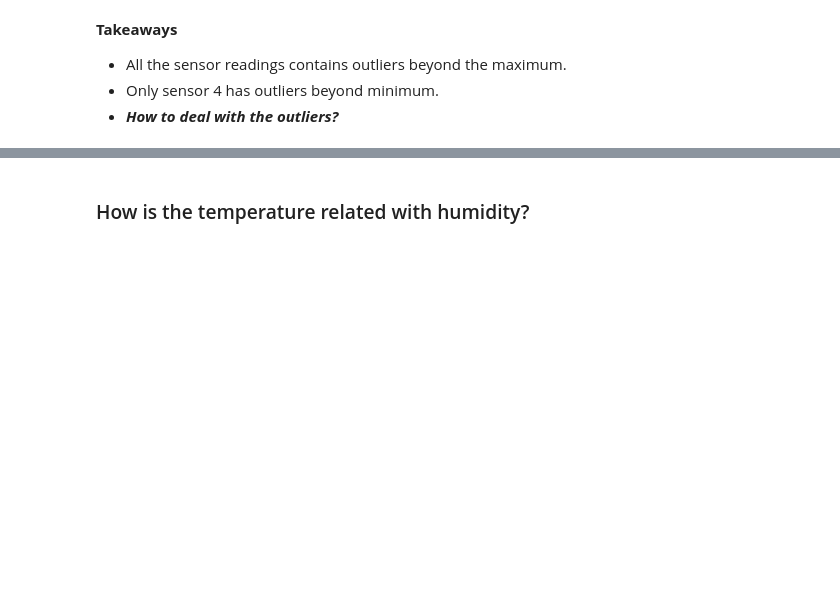
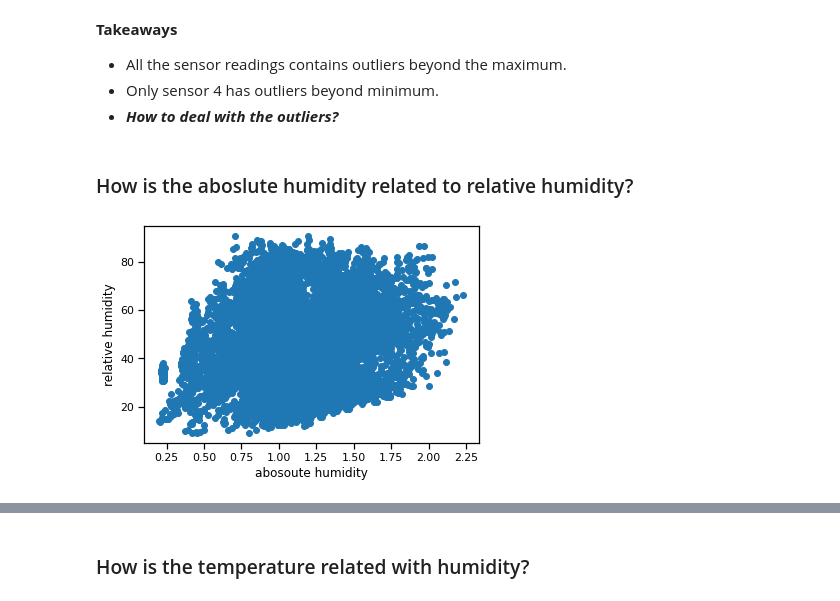
Before and after one commit to Yongliang-Shi/predicting-air-pollution, a Jupyter notebook: MVP.ipynb, the cells around one changed output, grey strips where cells are left out. Cells and saved outputs as stored; diff of their text form; code cells hidden in the pictures; blank space fills up the shorter version.

```diff
--- a/MVP.ipynb
+++ b/MVP.ipynb
@@ -151,3 +152,12 @@ plt.show()
 - All the sensor readings contains outliers beyond the maximum.
 - Only sensor 4 has outliers beyond minimum.
 - **<i>How to deal with the outliers?</i>**
+# %% [markdown]
+### How is the aboslute humidity related to relative humidity?
+# %%
+plt.scatter('absolute_humidity', 'relative_humidity', data=df)
+plt.xlabel('abosoute humidity')
+plt.ylabel('relative humidity')
+plt.show()
+# %% [output]
+[figure, added]
```
Also changed, not shown: parts of 11 cells of this notebook.
